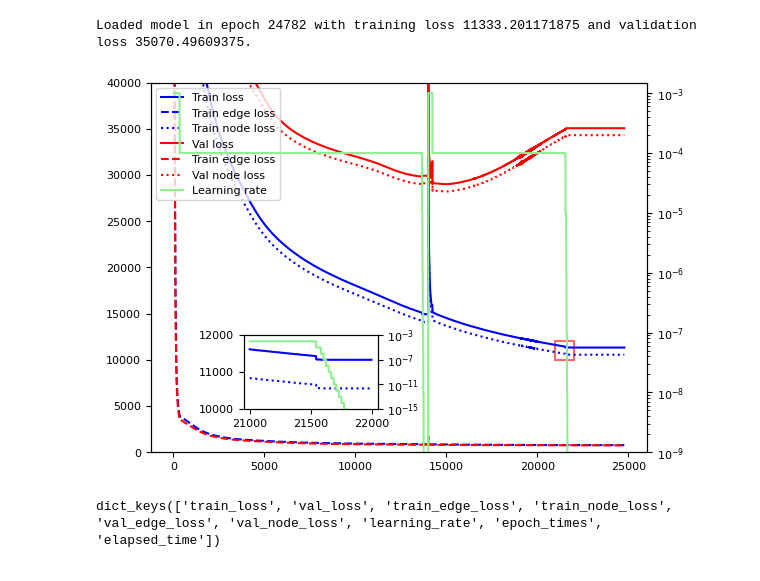
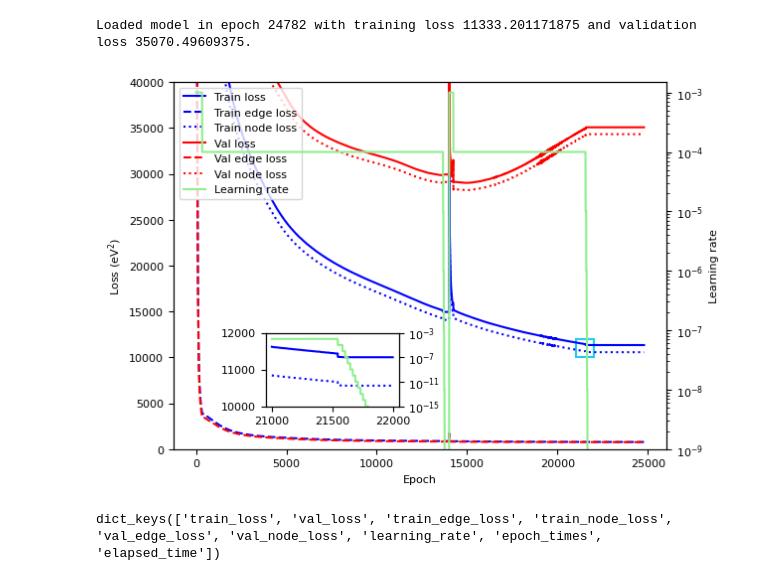
Before and after one commit to alapena/graph2mat4abn, a Jupyter notebook: notebooks/plot_loss_curves.ipynb, the cells around one changed output. Drawn from its saved outputs; the diff is of its cells as text; code cells hidden in the pictures.

```diff
--- a/notebooks/plot_loss_curves.ipynb
+++ b/notebooks/plot_loss_curves.ipynb
@@ -112,7 +112,7 @@ def plot_loss(
     ax1.plot(epochs, val_loss, color="red", label=label)
     custom_order.append(label)
     if val_edge is not None:
-        label = "Train edge loss"
+        label = "Val edge loss"
         ax1.plot(epochs, val_edge, color="red", linestyle="dashed", label=label)
         custom_order.append(label)
     if val_node is not None:
@@ -159,7 +159,7 @@ def plot_loss(
             zoom_end - zoom_start,    # width
             zoom_height,              # height
             linewidth=1.5,
-            edgecolor='#FF6666',
+            edgecolor="#24CCEE",
             facecolor='none',
             linestyle='solid'
         )
@@ -172,6 +172,10 @@ def plot_loss(
 
     ax1.set_ylim(ylim)
     ax2.set_ylim(lr_ylim)
+
+    ax1.set_xlabel("Epoch")
+    ax1.set_ylabel("Loss (eV$^2$)")
+    ax2.set_ylabel("Learning rate")
 
     # Legend
     handles1, labels1 = ax1.get_legend_handles_labels()
@@ -188,34 +192,34 @@ def add_subaxes(fig, ax, rect, x, y):
     box = ax.get_position()
     width = box.width
     height = box.height
 
     width *= rect[2]
     height *= rect[3]
 
     subax = fig.add_axes([x,y,width,height])
 
     return subax
 
 train_loss = history["train_loss"]
 val_loss = history["val_loss"]
 epochs = range(len(train_loss))
 lr = history["learning_rate"]
 ylim=[0, 40000]
 lr_ylim = [10**-9, 1.5*10**-3]
 train_node=history["train_edge_loss"] # Recall that there were exchanged.
 train_edge=history["train_node_loss"]
 val_node=history["val_edge_loss"]
 val_edge=history["val_node_loss"]
 zoom_rect = [0.2, 0.2, 0.27, 0.2]
 zoom_pos = [0.27, 0.2]
 fig = plot_loss(epochs, train_loss, val_loss, ylim=ylim, lr=lr, lr_ylim=lr_ylim,
     train_node=train_node, train_edge=train_edge, val_node=val_node, val_edge=val_edge,
     zoom_x=[21000,22000], zoom_y=[10000,12000], zoom_pos=zoom_pos, zoom_rect=zoom_rect,
     zoom2_ylim=[10**-15, 10**-3]
 )
 fig.show()
 # %% [output]
-[figure, old version]
+[figure, new version]
 # %%
 history.keys()
 # %% [output]
```
Also changed, not shown: 1 other file.
